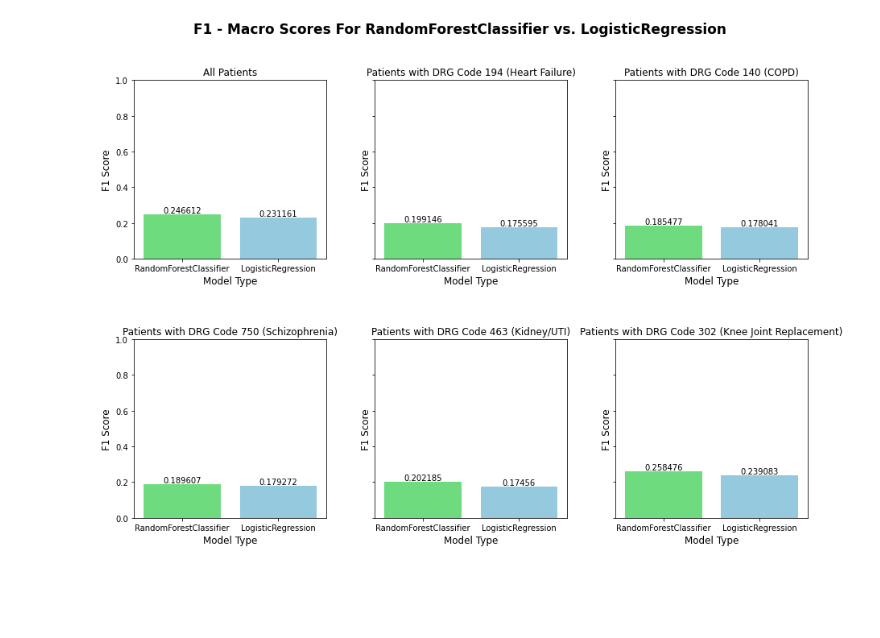
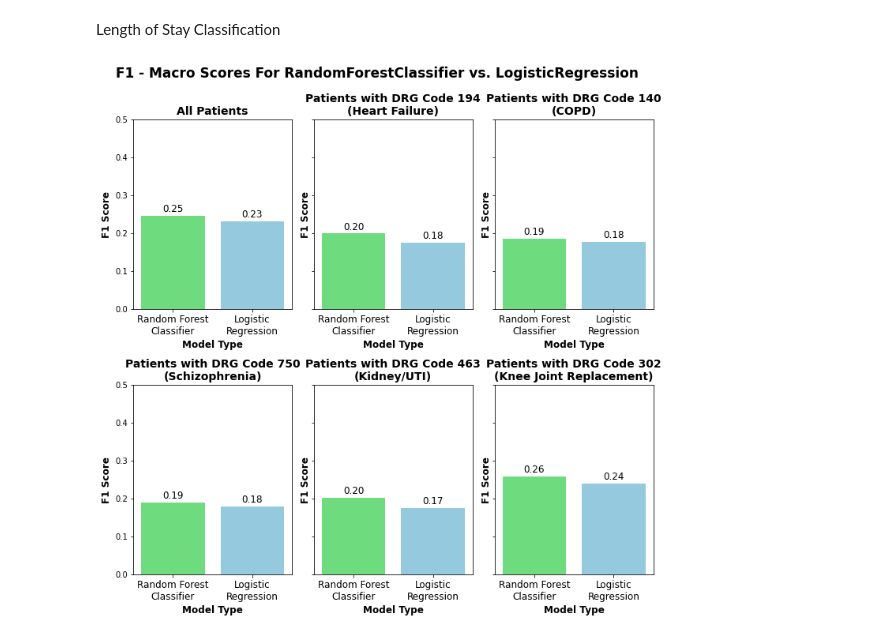
Before and after one commit to srilekha-sikhinam/medficient, a Jupyter notebook: src/visualizations/visualizations.ipynb, the cells around one changed output. Saved outputs shown, nothing was run; the diff lists cells and outputs as text; code cells hidden in the pictures; blank space fills up the shorter version.

Commit message:
Updated visualizations

```diff
--- a/src/visualizations/visualizations.ipynb
+++ b/src/visualizations/visualizations.ipynb
@@ -5,62 +251,74 @@ import matplotlib.pyplot as plt
+# %% [markdown]
+Length of Stay Classification
 # %%
 #Create visualization for each subpopulation for each model
 import seaborn as sns
+dict_to_replace = {'194.0': 'Heart Failure Patients', '140.0': 'COPD Patients', '750.0': 'Schizophrenia Patients', '463.0': 'Kidney/UTI Patients', '302.0': 'Knee Joint Replacement Patients'}
 
 randomized_search_results = pd.read_csv('saved_scores_to_plot/randomized_search_results_final.csv')
-fig, axes = plt.subplots(2, 3, figsize=(15, 10), sharey=True)
+
+fig, axes = plt.subplots(2, 3, figsize=(10, 10), sharey=True)
 
 fig.subplots_adjust(hspace=0.45, wspace=0.25)
 
 
 fig.suptitle('F1 - Macro Scores For RandomForestClassifier vs. LogisticRegression', fontsize=17, weight='bold')
 
 all_patients = randomized_search_results[randomized_search_results['subpopluation'] == 'all']
 heart_patients = randomized_search_results[randomized_search_results['subpopluation'] == '194.0']
 copd_patients = randomized_search_results[randomized_search_results['subpopluation'] == '140.0']
 schizophrenia_patients = randomized_search_results[randomized_search_results['subpopluation'] == '750.0']
 kidney_patients = randomized_search_results[randomized_search_results['subpopluation'] == '463.0']
 knee_rep_patients = randomized_search_results[randomized_search_results['subpopluation'] == '302.0']
 
 sns.barplot(ax=axes[0, 0], x=all_patients['model'], y=all_patients['best_scores'], palette=['#5CED73', 'skyblue'])
-axes[0, 0].set_xlabel('Model Type', fontsize=12)
-axes[0, 0].set_ylabel('F1 Score', fontsize=12)
-axes[0, 0].bar_label(axes[0, 0].containers[0])
-axes[0, 0].set_title('All Patients')
+axes[0, 0].set_xlabel('Model Type', fontweight='bold', fontsize=12)
+axes[0, 0].set_ylabel('F1 Score', fontweight='bold', fontsize=12)
+axes[0, 0].bar_label(axes[0, 0].containers[0], fmt='%.2f', padding=2, fontsize=12)
+axes[0, 0].set_xticklabels(labels=['Random Forest\nClassifier', 'Logistic\nRegression'], fontsize=12)
+axes[0, 0].set_title('All Patients', fontweight='bold', fontsize=14)
 
 sns.barplot(ax=axes[0, 1], x=heart_patients['model'], y=heart_patients['best_scores'], palette=['#5CED73', 'skyblue'])
-axes[0, 1].set_xlabel('Model Type', fontsize=12)
-axes[0, 1].set_ylabel('F1 Score', fontsize=12)
-axes[0, 1].bar_label(axes[0, 1].containers[0])
-axes[0, 1].set_title('Patients with DRG Code 194 (Heart Failure)')
+axes[0, 1].set_xlabel('Model Type', fontweight='bold', fontsize=12)
+axes[0, 1].set_ylabel('F1 Score', fontweight='bold', fontsize=12)
+axes[0, 1].bar_label(axes[0, 1].containers[0], fmt='%.2f', padding=2, fontsize=12)
+axes[0,1].set_xticklabels(labels=['Random Forest\nClassifier', 'Logistic\nRegression'], fontsize=12)
+axes[0, 1].set_title('Patients with DRG Code 194\n(Heart Failure)', fontweight='bold', fontsize=14)
 
 sns.barplot(ax=axes[0, 2], x=copd_patients['model'], y=copd_patients['best_scores'], palette=['#5CED73', 'skyblue'])
-axes[0, 2].set_xlabel('Model Type', fontsize=12)
-axes[0, 2].set_ylabel('F1 Score', fontsize=12)
-axes[0, 2].bar_label(axes[0, 2].containers[0])
-axes[0, 2].set_title('Patients with DRG Code 140 (COPD)')
+axes[0, 2].set_xlabel('Model Type', fontweight='bold', fontsize=12)
+axes[0, 2].set_ylabel('F1 Score', fontweight='bold', fontsize=12)
+axes[0, 2].bar_label(axes[0, 2].containers[0], fmt='%.2f', padding=2, fontsize=12)
+axes[0, 2].set_xticklabels(labels=['Random Forest\nClassifier', 'Logistic\nRegression'], fontsize=12)
+axes[0, 2].set_title('Patients with DRG Code 140\n(COPD)', fontweight='bold', fontsize=14)
 
 sns.barplot(ax=axes[1, 0], x=schizophrenia_patients['model'], y=schizophrenia_patients['best_scores'], palette=['#5CED73', 'skyblue'])
-axes[1, 0].set_xlabel('Model Type', fontsize=12)
-axes[1, 0].set_ylabel('F1 Score', fontsize=12)
-axes[1, 0].bar_label(axes[1, 0].containers[0])
-axes[1, 0].set_title('Patients with DRG Code 750 (Schizophrenia)')
+axes[1, 0].set_xlabel('Model Type', fontweight='bold', fontsize=12)
+axes[1, 0].set_ylabel('F1 Score', fontweight='bold', fontsize=12)
+axes[1, 0].bar_label(axes[1, 0].containers[0], fmt='%.2f', padding=2, fontsize=12)
+axes[1, 0].set_xticklabels(labels=['Random Forest\nClassifier', 'Logistic\nRegression'],  fontsize=12)
+axes[1, 0].set_title('Patients with DRG Code 750\n(Schizophrenia)', fontweight='bold', fontsize=14)
 
 sns.barplot(ax=axes[1, 1], x=kidney_patients['model'], y=kidney_patients['best_scores'], palette=['#5CED73', 'skyblue'])
-axes[1, 1].set_xlabel('Model Type', fontsize=12)
-axes[1, 1].set_ylabel('F1 Score', fontsize=12)
-axes[1, 1].bar_label(axes[1, 1].containers[0])
-axes[1, 1].set_title('Patients with DRG Code 463 (Kidney/UTI)')
+axes[1, 1].set_xlabel('Model Type', fontweight='bold', fontsize=12)
+axes[1, 1].set_ylabel('F1 Score', fontweight='bold', fontsize=12)
+axes[1, 1].bar_label(axes[1, 1].containers[0], fmt='%.2f', padding=2, fontsize=12)
+axes[1, 1].set_xticklabels(labels=['Random Forest\nClassifier', 'Logistic\nRegression'], fontsize=12)
+axes[1, 1].set_title('Patients with DRG Code 463\n(Kidney/UTI)', fontweight='bold', fontsize=14)
 
 sns.barplot(ax=axes[1, 2], x=knee_rep_patients['model'], y=knee_rep_patients['best_scores'], palette=['#5CED73', 'skyblue'])
-axes[1, 2].set_xlabel('Model Type', fontsize=12)
-axes[1, 2].set_ylabel('F1 Score', fontsize=12)
-axes[1, 2].bar_label(axes[1, 2].containers[0])
-axes[1, 2].set_title('Patients with DRG Code 302 (Knee Joint Replacement)')
+axes[1, 2].set_xlabel('Model Type', fontsize=12, fontweight='bold')
+axes[1, 2].set_ylabel('F1 Score', fontsize=12, fontweight='bold')
+axes[1, 2].bar_label(axes[1, 2].containers[0], fmt='%.2f', padding=2, fontsize=12)
+axes[1, 2].set_xticklabels(labels=['Random Forest\nClassifier', 'Logistic\nRegression'], fontsize=12)
+axes[1, 2].set_title('Patients with DRG Code 302\n(Knee Joint Replacement)', fontweight='bold', fontsize=14)
 
-axes[1, 2].set_ylim(0, 1)
+axes[1, 2].set_ylim(0, 0.5)
 plt.savefig('F1_LR_RF_Comparison.png')
+
+plt.tight_layout(rect = [0, 0, 1, 0.988])
 # %% [output]
-[figure, old version]
+[figure, new version]
 # %%
 #Build visualization comparing random forest model performance of all populations
 final_results_df = pd.read_csv('saved_scores_to_plot/final_rf_model_results.csv')
```
Also changed, not shown: parts of 13 cells of this notebook, 10 other files.
